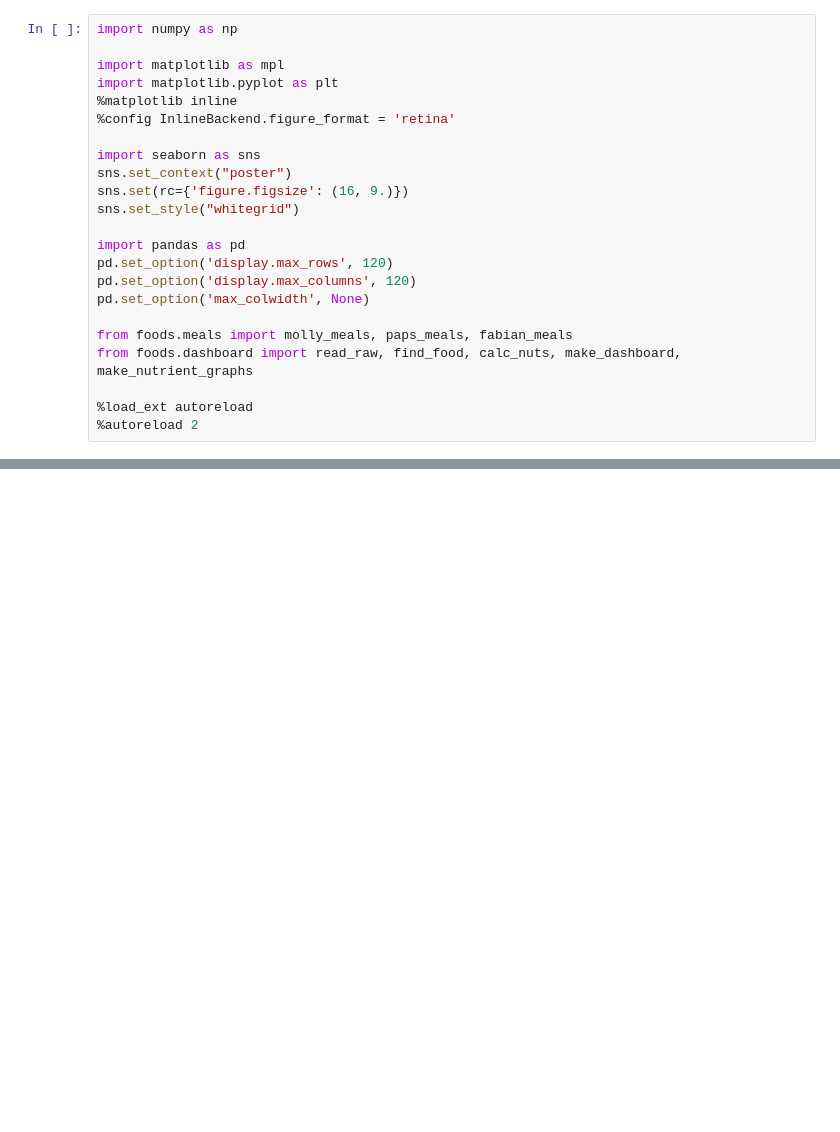
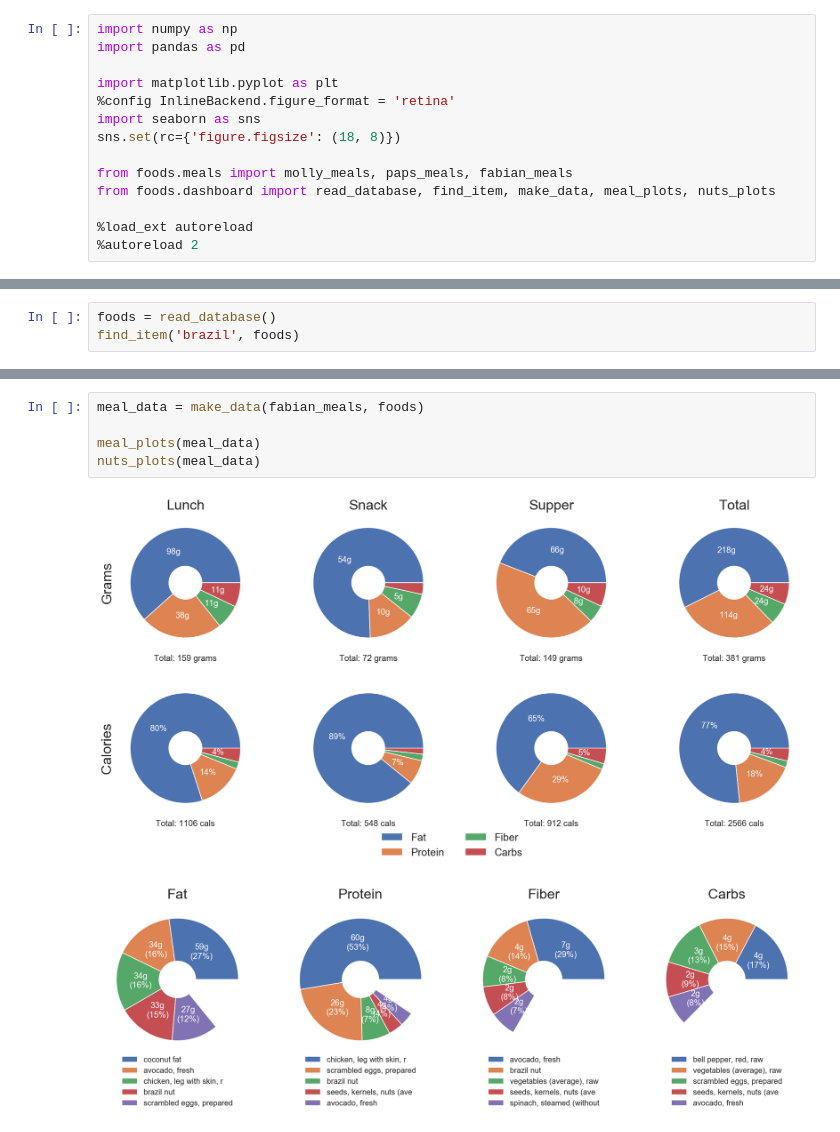
Before and after one commit to fabiangunzinger/food-tracker, a Jupyter notebook: dashboard.ipynb, the cells around one changed output, grey strips where cells are left out. Drawn from its saved outputs; the diff is of its cells as text; blank space fills up the shorter version.

```diff
--- a/dashboard.ipynb
+++ b/dashboard.ipynb
@@ -7,23 +1,14 @@ Next steps:
 # %%
 import numpy as np
+import pandas as pd
 
-import matplotlib as mpl
 import matplotlib.pyplot as plt
-%matplotlib inline
 %config InlineBackend.figure_format = 'retina'
-
 import seaborn as sns
-sns.set_context("poster")
-sns.set(rc={'figure.figsize': (16, 9.)})
-sns.set_style("whitegrid")
-
-import pandas as pd
-pd.set_option('display.max_rows', 120)
-pd.set_option('display.max_columns', 120)
-pd.set_option('max_colwidth', None)
+sns.set(rc={'figure.figsize': (18, 8)})
 
 from foods.meals import molly_meals, paps_meals, fabian_meals
-from foods.dashboard import read_raw, find_food, calc_nuts, make_dashboard, make_nutrient_graphs
+from foods.dashboard import read_database, find_item, make_data, meal_plots, nuts_plots
 
 %load_ext autoreload
 %autoreload 2
@@ -239,0 +18,3 @@ make_dashboard(meal_nuts)
+# %%
+foods = read_database()
+find_item('brazil', foods)
@@ -239,0 +24,8 @@ make_dashboard(meal_nuts)
+# %%
+meal_data = make_data(fabian_meals, foods)
+
+meal_plots(meal_data)
+nuts_plots(meal_data)
+# %% [output]
+[figure, added]
+[figure, added]
```
Also changed, not shown: parts of 10 cells of this notebook, 4 other files.
